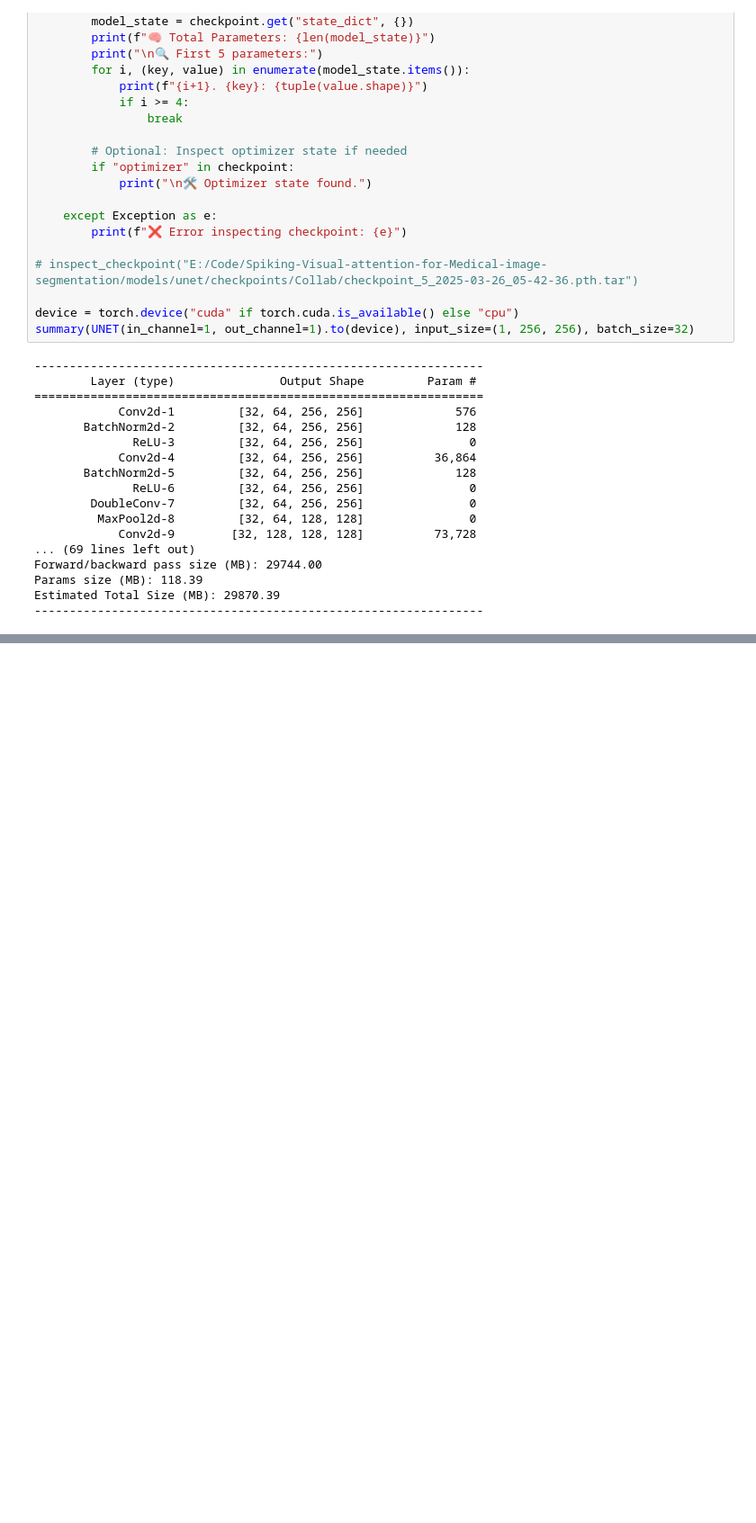
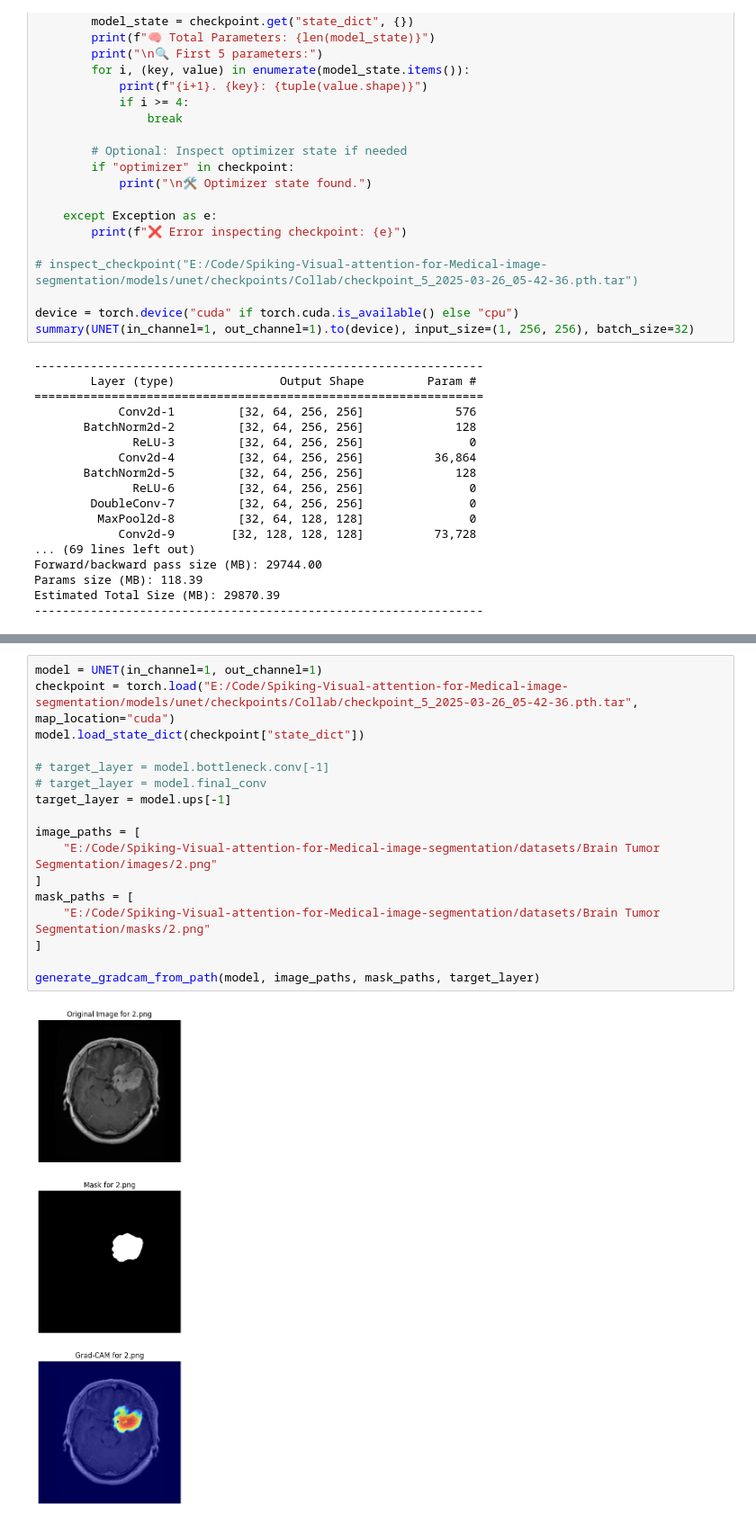
Before and after one commit to shadynagy111-eng/Spiking-Visual-attention-for-Medical-image-segmentation, a Jupyter notebook: Models/unet/train.ipynb, the cells around one changed output, grey strips where cells are left out. Shown at 90% size. Drawn from its saved outputs; the diff is of its cells as text; blank space fills up the shorter version.

Commit message:
feat: add Grad-CAM visualization

```diff
--- a/Models/unet/train.ipynb
+++ b/Models/unet/train.ipynb
@@ -210,0 +291,19 @@ Estimated Total Size (MB): 29870.39
+# %%
+model = UNET(in_channel=1, out_channel=1)
+checkpoint = torch.load("E:/Code/Spiking-Visual-attention-for-Medical-image-segmentation/models/unet/checkpoints/Collab/checkpoint_5_2025-03-26_05-42-36.pth.tar", map_location="cuda")
+model.load_state_dict(checkpoint["state_dict"])
+
+# target_layer = model.bottleneck.conv[-1]
+# target_layer = model.final_conv
+target_layer = model.ups[-1]
+
+image_paths = [
+    "E:/Code/Spiking-Visual-attention-for-Medical-image-segmentation/datasets/Brain Tumor Segmentation/images/2.png"
+]
+mask_paths = [
+    "E:/Code/Spiking-Visual-attention-for-Medical-image-segmentation/datasets/Brain Tumor Segmentation/masks/2.png"
+]
+
+generate_gradcam_from_path(model, image_paths, mask_paths, target_layer)
+# %% [output]
+[figure, added]
```
Also changed, not shown: parts of 3 cells of this notebook, 1 other file.
